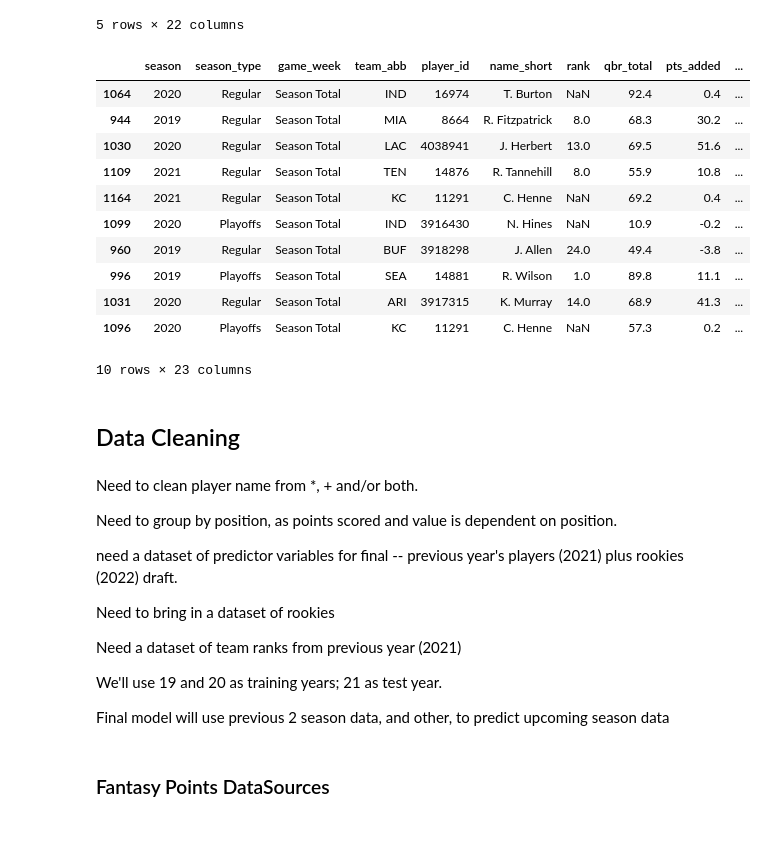
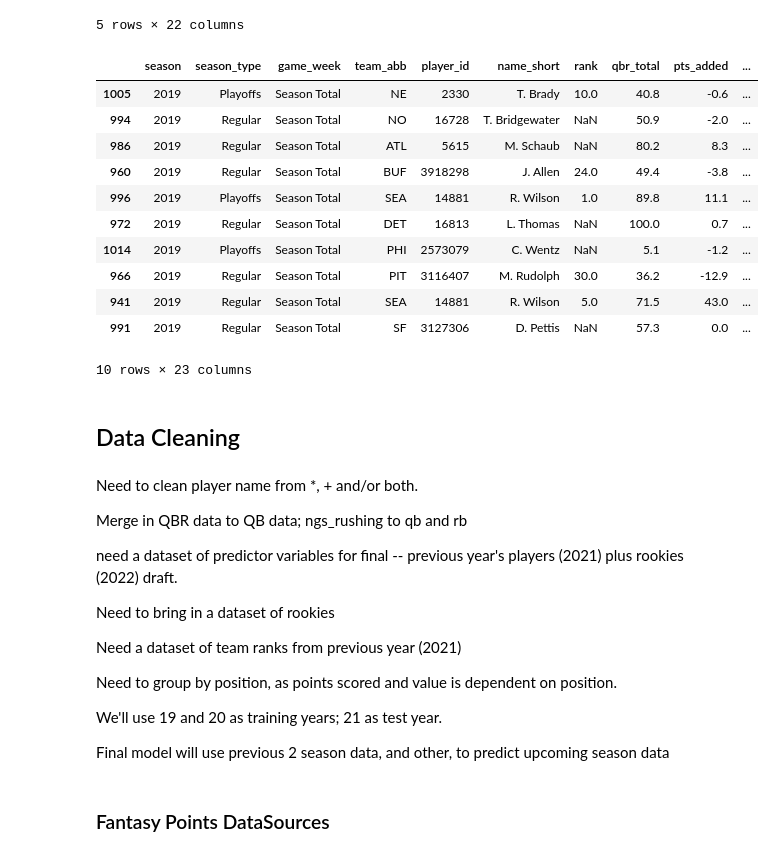
Before and after one commit to stephenkuc/Predicting_Fantasy_Football_Scores, a Jupyter notebook: FF_Analysis_ffpoints.ipynb, the cells around one changed output. Saved outputs shown, nothing was run; the diff lists cells and outputs as text; code cells hidden in the pictures.

Commit message:
Cleaning and merging new datasets
Began cleaning and exploring new datasets (team stats and aggregating, next gen stats, qbr), as well as other cleaning of bugs discovered.

```diff
--- a/FF_Analysis_ffpoints.ipynb
+++ b/FF_Analysis_ffpoints.ipynb
@@ -35,7 +34,10 @@ ff20 = pd.read_csv('https://raw.githubusercontent.com/fantasydatapros/data/maste
 
 ff19 = pd.read_csv('https://raw.githubusercontent.com/fantasydatapros/data/master/yearly/2019.csv', index_col = 0)
 
+# all nfl team names and abbreviations
 
+nflteams = pd.read_csv('https://gist.githubusercontent.com/cnizzardini/13d0a072adb35a0d5817/raw/f315c97c7677845668a9c26e9093d0d550533b00/nfl_teams.csv',
+                       index_col=0)
 # team stats and rankings from each game per season
 
 team19 = pd.read_csv("C:/Users/steph/OneDrive/Documents/Data Projects/2019_NFL_COMBINE.csv", index_col = 0)
@@ -44,9 +46,9 @@ team21 = pd.read_csv("C:/Users/steph/OneDrive/Documents/Data Projects/2021_NFL_C
 
 # Incoming rookie data
 
-rosters19 = nfl.import_rosters([2019], ['team', 'player_name','position', 'player_id', 'height', 'weight', 'years_exp', 'rookie_year'])
+rosters19 = nfl.import_rosters([2019], ['team', 'player_name','position', 'player_id', 'height', 'weight', 'years_exp'])
 
-rosters20 = nfl.import_rosters([2020], ['team', 'player_name', 'position', 'player_id', 'height', 'weight', 'years_exp', 'rookie_year'])
+rosters20 = nfl.import_rosters([2020], ['team', 'player_name', 'position', 'player_id', 'height', 'weight', 'years_exp'])
 
 rosters21 = nfl.import_rosters([2021], ['team', 'player_name', 'position', 'player_id', 'height', 'weight', 'years_exp', 'rookie_year'])
 
@@ -68,8 +70,9 @@ injuries21 = nfl.import_injuries([2021])
 # QBR data
 # defaults are NFL and seasonal
 
-qbr_all = nfl.import_qbr([2019, 2020, 2021])
-
+qbr19 = nfl.import_qbr([2019])
+qbr20 = nfl.import_qbr([2020])
+qbr21 = nfl.import_qbr([2021])
 
 # Next gen stat data
 
@@ -103,26 +106,26 @@ ngs_rushing.head()
 # %%
 # QBR peek
 
-qbr_all.sample(10)
+qbr19.sample(10)
 # %% [output]
 |  | season | season_type | game_week | team_abb | player_id | name_short | rank | qbr_total | pts_added | ... |
-| 1064 | 2020 | Regular | Season Total | IND | 16974 | T. Burton | NaN | 92.4 | 0.4 | ... |
-| 944 | 2019 | Regular | Season Total | MIA | 8664 | R. Fitzpatrick | 8.0 | 68.3 | 30.2 | ... |
-| 1030 | 2020 | Regular | Season Total | LAC | 4038941 | J. Herbert | 13.0 | 69.5 | 51.6 | ... |
-| 1109 | 2021 | Regular | Season Total | TEN | 14876 | R. Tannehill | 8.0 | 55.9 | 10.8 | ... |
-| 1164 | 2021 | Regular | Season Total | KC | 11291 | C. Henne | NaN | 69.2 | 0.4 | ... |
-| 1099 | 2020 | Playoffs | Season Total | IND | 3916430 | N. Hines | NaN | 10.9 | -0.2 | ... |
+| 1005 | 2019 | Playoffs | Season Total | NE | 2330 | T. Brady | 10.0 | 40.8 | -0.6 | ... |
+| 994 | 2019 | Regular | Season Total | NO | 16728 | T. Bridgewater | NaN | 50.9 | -2.0 | ... |
+| 986 | 2019 | Regular | Season Total | ATL | 5615 | M. Schaub | NaN | 80.2 | 8.3 | ... |
 | 960 | 2019 | Regular | Season Total | BUF | 3918298 | J. Allen | 24.0 | 49.4 | -3.8 | ... |
 | 996 | 2019 | Playoffs | Season Total | SEA | 14881 | R. Wilson | 1.0 | 89.8 | 11.1 | ... |
-| 1031 | 2020 | Regular | Season Total | ARI | 3917315 | K. Murray | 14.0 | 68.9 | 41.3 | ... |
-| 1096 | 2020 | Playoffs | Season Total | KC | 11291 | C. Henne | NaN | 57.3 | 0.2 | ... |
+| 972 | 2019 | Regular | Season Total | DET | 16813 | L. Thomas | NaN | 100.0 | 0.7 | ... |
+| 1014 | 2019 | Playoffs | Season Total | PHI | 2573079 | C. Wentz | NaN | 5.1 | -1.2 | ... |
+| 966 | 2019 | Regular | Season Total | PIT | 3116407 | M. Rudolph | 30.0 | 36.2 | -12.9 | ... |
+| 941 | 2019 | Regular | Season Total | SEA | 14881 | R. Wilson | 5.0 | 71.5 | 43.0 | ... |
+| 991 | 2019 | Regular | Season Total | SF | 3127306 | D. Pettis | NaN | 57.3 | 0.0 | ... |
 10 rows × 23 columns
 # %% [markdown]
 ## Data Cleaning
 # %% [markdown]
 Need to clean player name from *, + and/or both.
 
-Need to group by position, as points scored and value is dependent on position.
+Merge in QBR data to QB data; ngs_rushing to qb and rb
 
 need a dataset of predictor variables for final -- previous year's players (2021) plus rookies (2022) draft.
 
@@ -130,6 +133,9 @@ Need to bring in a dataset of rookies
 
 Need a dataset of team ranks from previous year (2021)
 
+Need to group by position, as points scored and value is dependent on position.
+
+
 We'll use 19 and 20 as training years; 21 as test year.
 
 Final model will use previous 2 season data, and other, to predict upcoming season data
```
Also changed, not shown: parts of 49 cells of this notebook.
